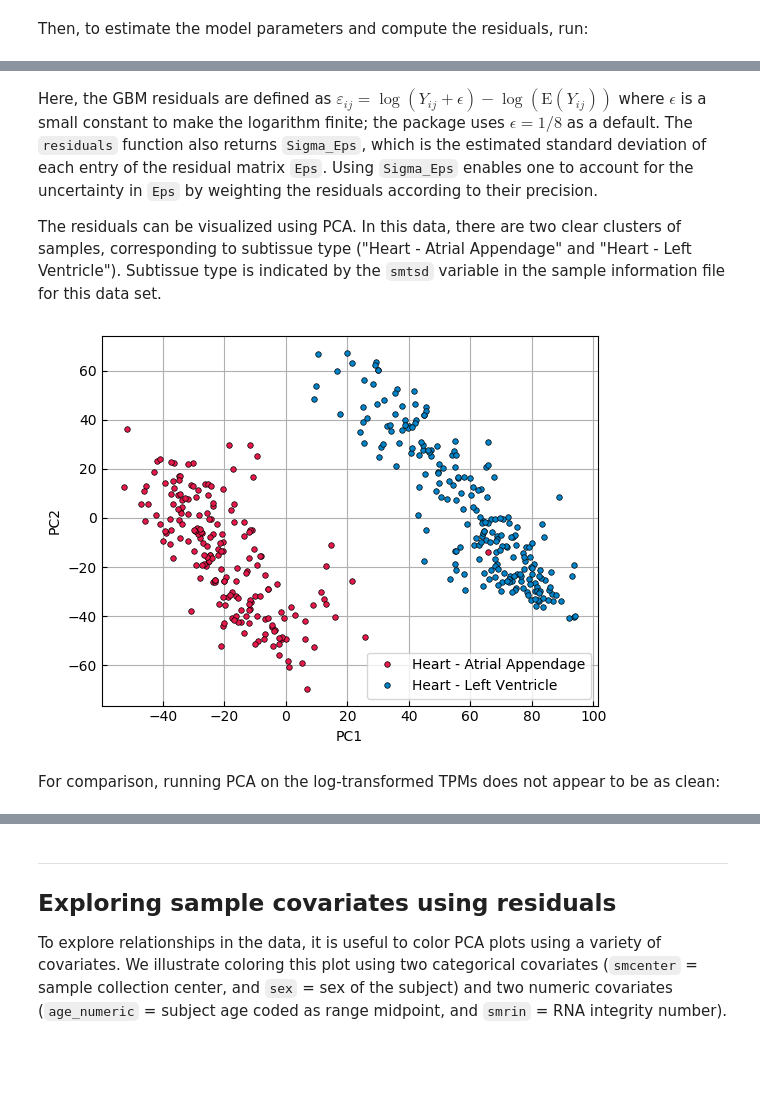
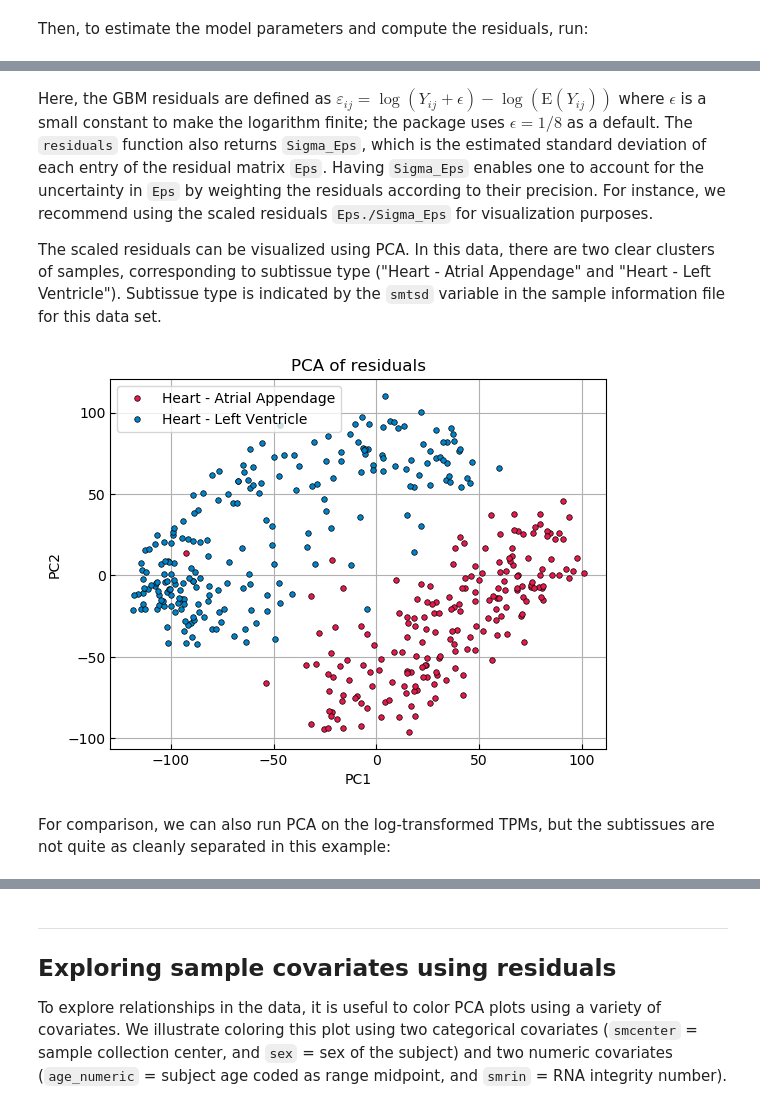
Before and after one commit to jwmi/BilinearModelsExamples, a Jupyter notebook: tutorial/Tutorial for BilinearModels package.ipynb, the cells around one changed output, grey strips where cells are left out. Cells and saved outputs as stored; diff of their text form; code cells hidden in the pictures; blank space fills up the shorter version.

Commit message:
using scaled residuals, added latent factor viz example

```diff
--- a/tutorial/Tutorial for BilinearModels package.ipynb
+++ b/tutorial/Tutorial for BilinearModels package.ipynb
@@ -220,16 +213,17 @@ Eps   # residuals (in log space)
 # %% [markdown]
 Here, the GBM residuals are defined as $\varepsilon_{i j} = \log(Y_{i j} + \epsilon) - \log(\mathrm{E}(Y_{i j}))$ where $\epsilon$ is a small constant to make the logarithm finite; the package uses $\epsilon = 1/8$ as a default.
-The `residuals` function also returns `Sigma_Eps`, which is the estimated standard deviation of each entry of the residual matrix `Eps`.  Using `Sigma_Eps` enables one to account for the uncertainty in `Eps` by weighting the residuals according to their precision.
+The `residuals` function also returns `Sigma_Eps`, which is the estimated standard deviation of each entry of the residual matrix `Eps`.  Having `Sigma_Eps` enables one to account for the uncertainty in `Eps` by weighting the residuals according to their precision.  For instance, we recommend using the scaled residuals `Eps./Sigma_Eps` for visualization purposes.
 
-The residuals can be visualized using PCA. In this data, there are two clear clusters of samples, corresponding to subtissue type ("Heart - Atrial Appendage" and "Heart - Left Ventricle").  Subtissue type is indicated by the `smtsd` variable in the sample information file for this data set.
+The scaled residuals can be visualized using PCA. In this data, there are two clear clusters of samples, corresponding to subtissue type ("Heart - Atrial Appendage" and "Heart - Left Ventricle").  Subtissue type is indicated by the `smtsd` variable in the sample information file for this data set.
 # %%
 figure(); clf(); grid(true)
-scores = pcaplot(Eps',sample_info[!,:smtsd]; ms=4, mec="k")
+scores = pcaplot((Eps./Sigma_Eps)',sample_info[!,:smtsd]; ms=4, mec="k")
+title("PCA of residuals")
 legend();
 # %% [output]
-[figure, old version]
+[figure, new version]
 # %% [markdown]
-For comparison, running PCA on the log-transformed TPMs does not appear to be as clean:
+For comparison, we can also run PCA on the log-transformed TPMs, but the subtissues are not quite as cleanly separated in this example:
 # %%
 # Compute standard normalizations for comparison
 RPM, RPKM, TPM = standard_normalizations(Y, gene_info[!,:seq_len])
```
Also changed, not shown: parts of 29 cells of this notebook, 1 other file.
